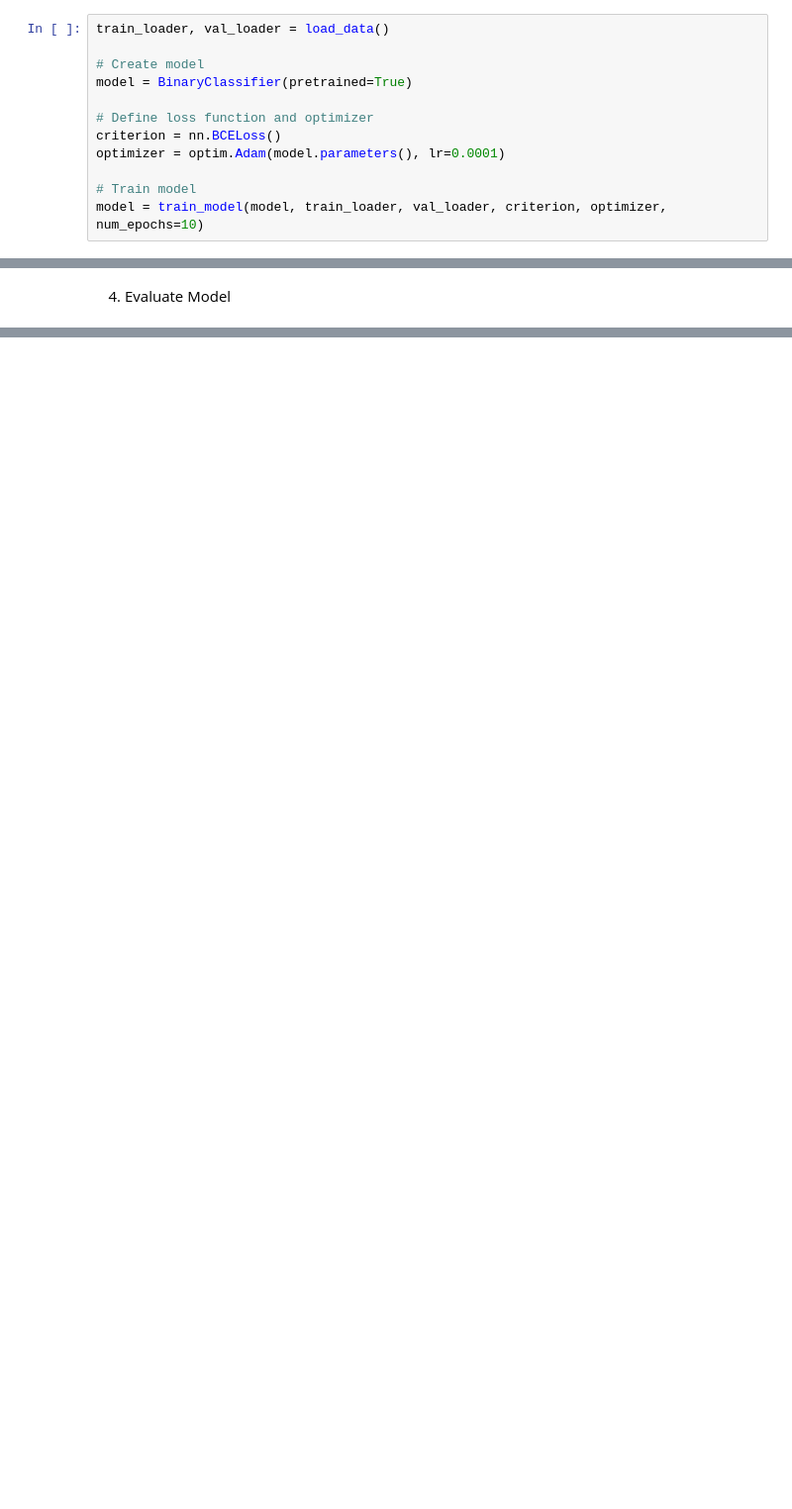
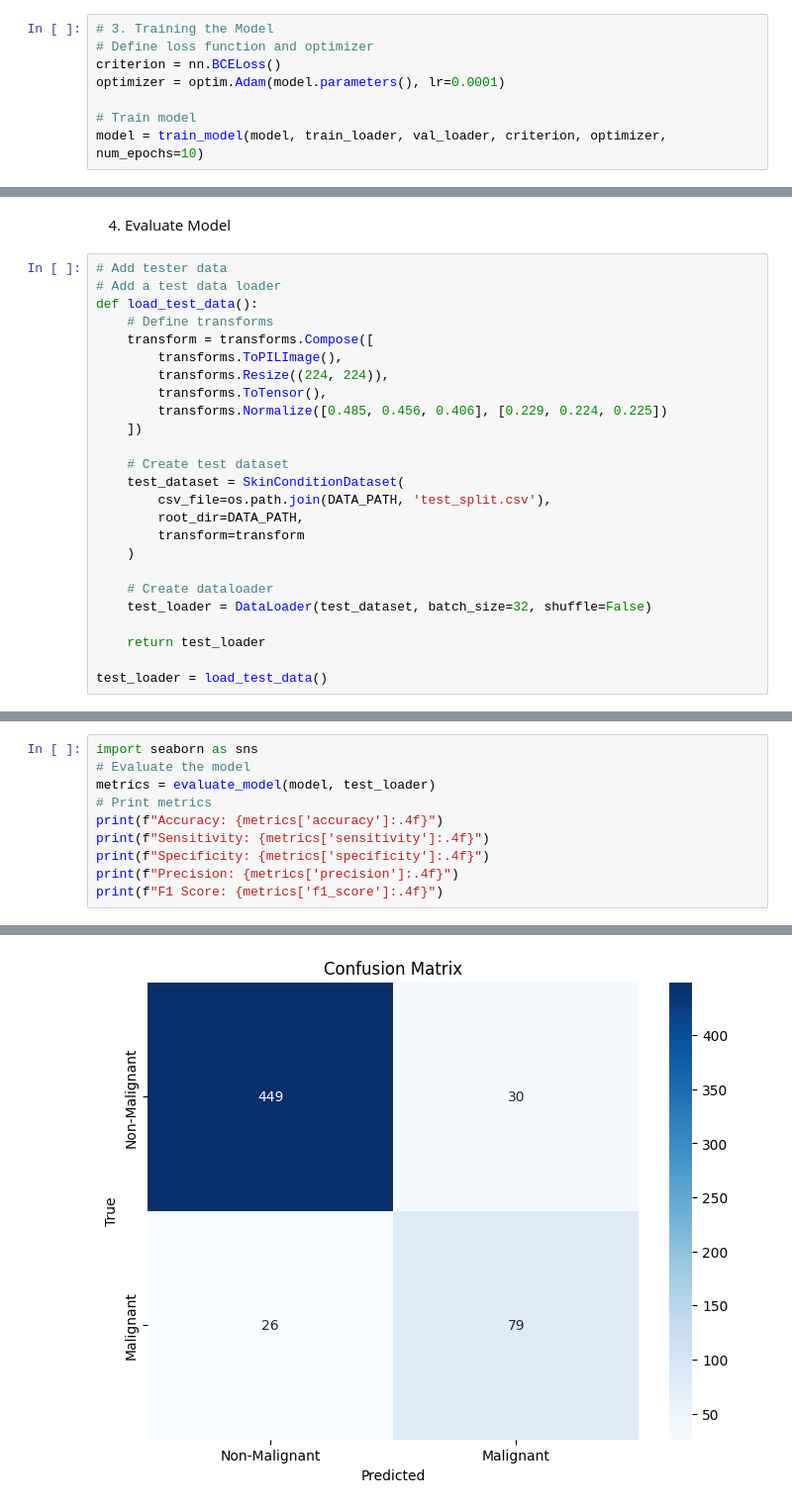
Before and after one commit to matta315/skin-condition-classification-reproduction, a Jupyter notebook: jupyterNoteBook/basic_classification_model.ipynb, the cells around one changed output, grey strips where cells are left out. Shown at 99% size. Drawn from its saved outputs; the diff is of its cells as text; blank space fills up the shorter version.

Commit message:
complete the basic_classification_model

```diff
--- a/jupyterNoteBook/basic_classification_model.ipynb
+++ b/jupyterNoteBook/basic_classification_model.ipynb
@@ -175,11 +197,7 @@ def train_model(model, train_loader, val_loader, criterion, optimizer, num_epoch
 
     return model
 # %%
-train_loader, val_loader = load_data()
-
-# Create model
-model = BinaryClassifier(pretrained=True)
-
+# 3. Training the Model
 # Define loss function and optimizer
 criterion = nn.BCELoss()
 optimizer = optim.Adam(model.parameters(), lr=0.0001)
@@ -189,2 +228,27 @@ model = train_model(model, train_loader, val_loader, criterion, optimizer, num_e
 # %% [markdown]
 4. Evaluate Model
+# %%
+# Add tester data
+# Add a test data loader
+def load_test_data():
+    # Define transforms
+    transform = transforms.Compose([
+        transforms.ToPILImage(),
+        transforms.Resize((224, 224)),
+        transforms.ToTensor(),
+        transforms.Normalize([0.485, 0.456, 0.406], [0.229, 0.224, 0.225])
+    ])
+
+    # Create test dataset
+    test_dataset = SkinConditionDataset(
+        csv_file=os.path.join(DATA_PATH, 'test_split.csv'),
+        root_dir=DATA_PATH,
+        transform=transform
+    )
+
+    # Create dataloader
+    test_loader = DataLoader(test_dataset, batch_size=32, shuffle=False)
+
+    return test_loader
+
+test_loader = load_test_data()
@@ -190,0 +320,11 @@ model = train_model(model, train_loader, val_loader, criterion, optimizer, num_e
+# %%
+import seaborn as sns
+# Evaluate the model
+metrics = evaluate_model(model, test_loader)
+# Print metrics
+print(f"Accuracy: {metrics['accuracy']:.4f}")
+print(f"Sensitivity: {metrics['sensitivity']:.4f}")
+print(f"Specificity: {metrics['specificity']:.4f}")
+print(f"Precision: {metrics['precision']:.4f}")
+print(f"F1 Score: {metrics['f1_score']:.4f}")
+# %% [output]
@@ -190,0 +339 @@ model = train_model(model, train_loader, val_loader, criterion, optimizer, num_e
+[figure, added]
```
Also changed, not shown: parts of 6 cells of this notebook, 1 other file.
